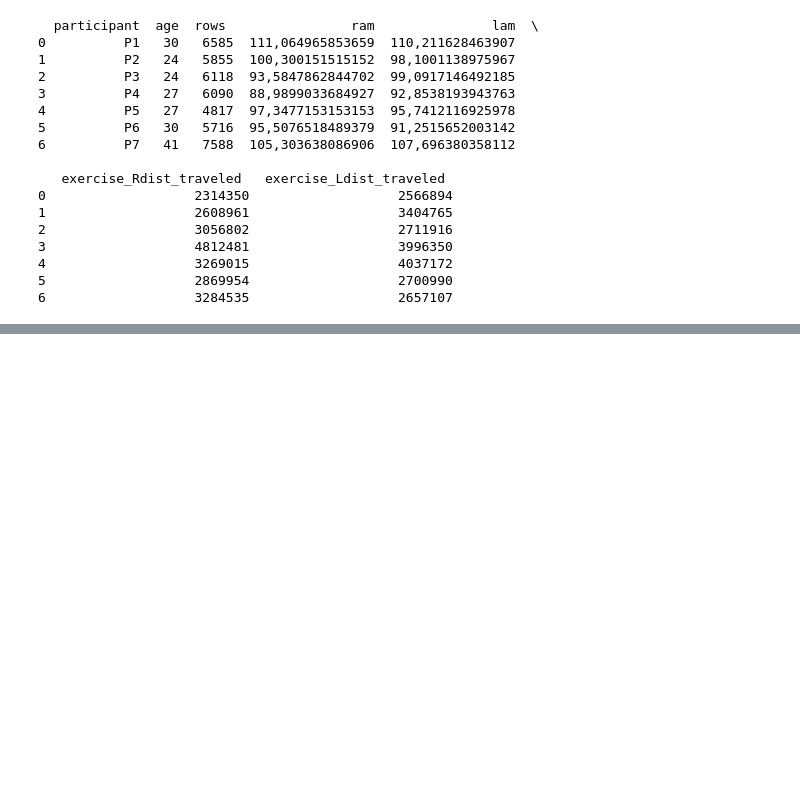
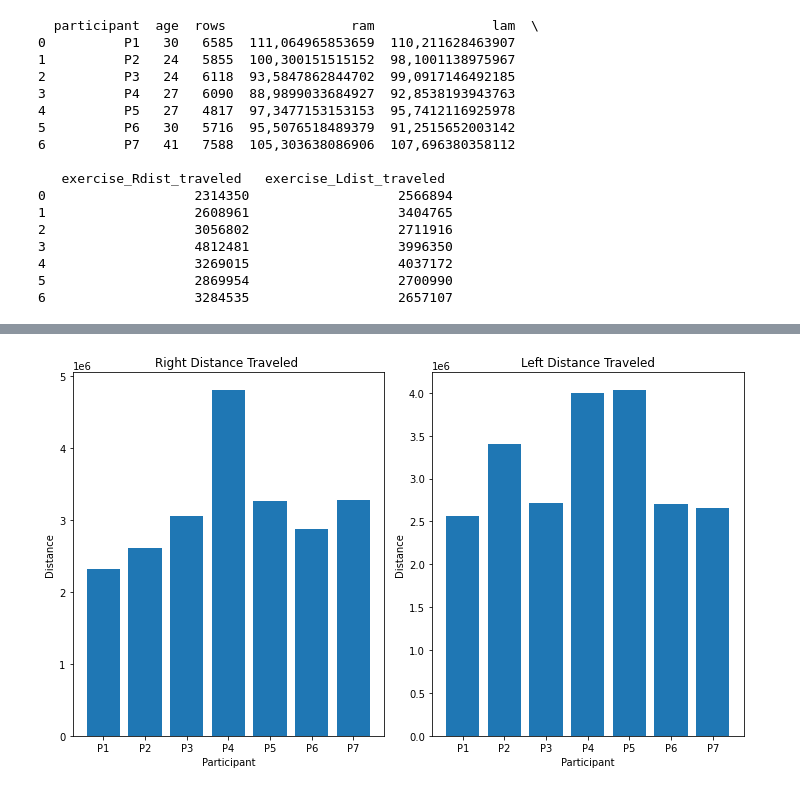
Before and after one commit to faufreiter/motion_capture, a Jupyter notebook: data/data_collection.ipynb, the cells around one changed output, grey strips where cells are left out. Cells and saved outputs as stored; diff of their text form; code cells hidden in the pictures; blank space fills up the shorter version.

```diff
--- a/data/data_collection.ipynb
+++ b/data/data_collection.ipynb
@@ -55,0 +95,27 @@ plt.show()
+# %%
+# Convert 'exercise_Rdist_traveled' and 'exercise_Ldist_traveled' to numeric if they are not already
+project_data['exercise_Rdist_traveled '] = pd.to_numeric(project_data['exercise_Rdist_traveled '], errors='coerce')
+project_data['exercise_Ldist_traveled '] = pd.to_numeric(project_data['exercise_Ldist_traveled '], errors='coerce')
+
+# Creating two separate bar plots
+plt.figure(figsize=(10, 6))
+
+# Bar plot for right distance traveled
+plt.subplot(1, 2, 1)  # 1 row, 2 columns, 1st subplot
+plt.bar(project_data['participant'], project_data['exercise_Rdist_traveled '])
+plt.title('Right Distance Traveled ')
+plt.xlabel('Participant')
+plt.ylabel('Distance')
+
+# Bar plot for left distance traveled
+plt.subplot(1, 2, 2)  # 1 row, 2 columns, 2nd subplot
+plt.bar(project_data['participant'], project_data['exercise_Ldist_traveled '])
+plt.title('Left Distance Traveled')
+plt.xlabel('Participant')
+plt.ylabel('Distance')
+
+# Adjust layout and display the plots
+plt.tight_layout()
+plt.show()
+# %% [output]
+[figure, added]
```
Also changed, not shown: parts of 7 cells of this notebook.
